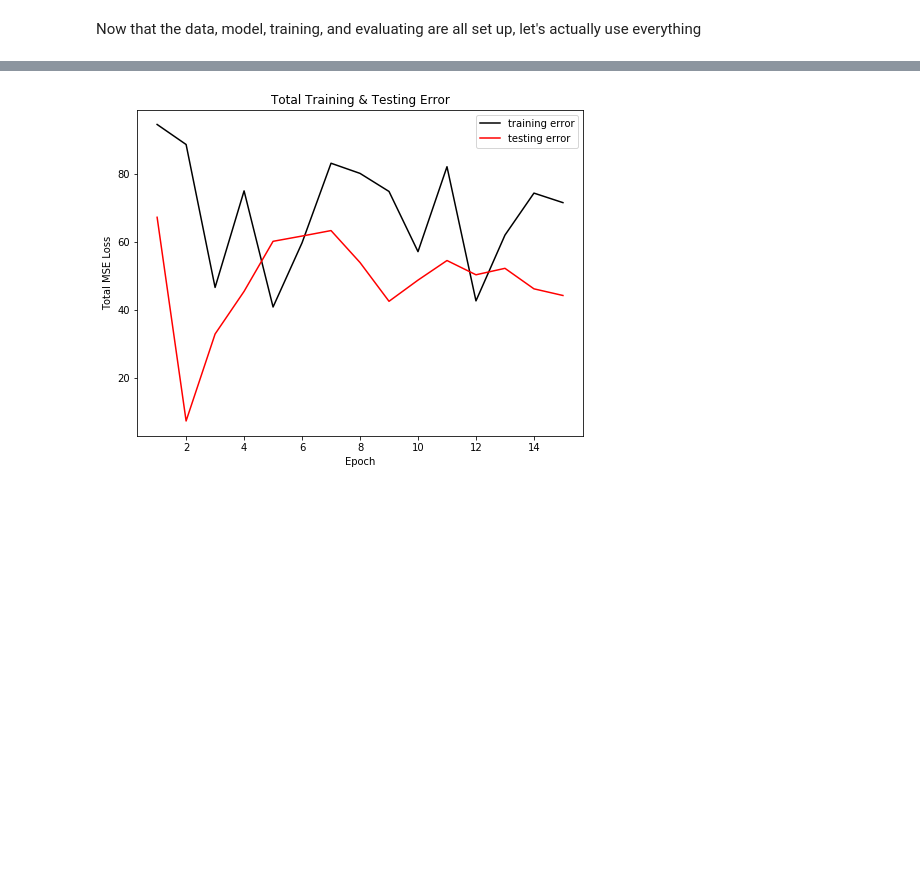
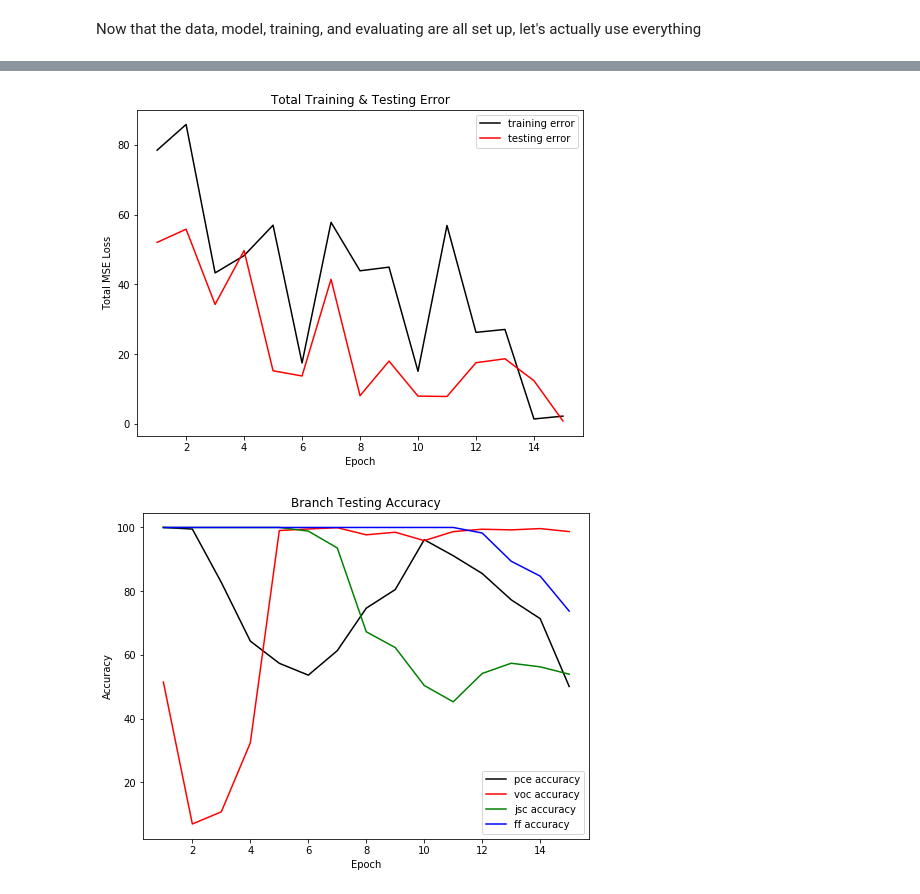
Before and after one commit to wesleyktatum/MatMAP, a Jupyter notebook: ipynb/OPV_NN1.ipynb, the cells around one changed output, grey strips where cells are left out. Saved outputs shown, nothing was run; the diff lists cells and outputs as text; code cells hidden in the pictures; blank space fills up the shorter version.

```diff
--- a/ipynb/OPV_NN1.ipynb
+++ b/ipynb/OPV_NN1.ipynb
@@ -176,10 +174,7 @@ def train_model(model, training_data_set, optimizer):
     jsc_criterion = PhysLoss.ThresholdedMSELoss(lower = 0, upper = 10)
     ff_criterion = PhysLoss.ThresholdedMSELoss(lower = 10, upper = 85)
 
-    #wrapper to create progress bar & results for each epoch's training
-    progress = tqdm_notebook(training_data_set, desc = 'Progress:', leave = True)
-
-    for train_data, pce_labels, voc_labels, jsc_labels, ff_labels in progress:
+    for train_data, pce_labels, voc_labels, jsc_labels, ff_labels in training_data_set:
 
         train_data = train_data.to(device)
         pce_labels = pce_labels.to(device)
@@ -202,8 +197,7 @@ def train_model(model, training_data_set, optimizer):
         torch.autograd.backward([pce_loss, voc_loss, jsc_loss, ff_loss])
         optimizer.step()
 
-        #send results to progress bar and save loss for this batch
-        progress.set_description(f'Loss: {total_loss.item()}:.3f')
+        #save loss for this batch
         train_losses.append(total_loss.item())
         train_total+=1
 
@@ -222,7 +216,7 @@ def train_model(model, training_data_set, optimizer):
     ff_train_epoch_loss.append(sum(ff_train_losses)/train_total)
 
     #update progress bar
-    tqdm.write(f'Epoch #{epoch + 1}\tTrain Loss: {epoch_loss:.3f}')
+    print(f"Total Epoch Training Loss = {train_epoch_loss}")
 
     return train_epoch_loss, pce_train_epoch_loss, voc_train_epoch_loss, jsc_train_epoch_loss, ff_train_epoch_loss
 # %%
@@ -310,6 +320,11 @@ voc_test_epoch_losses = []
 jsc_test_epoch_losses = []
 ff_test_epoch_losses = []
 
+pce_test_epoch_accuracies = []
+voc_test_epoch_accuracies = []
+jsc_test_epoch_accuracies = []
+ff_test_epoch_accuracies = []
+
 for epoch in range(num_epochs):
 
     train_epoch_loss, pce_train_epoch_loss, voc_train_epoch_loss, jsc_train_epoch_loss, ff_train_epoch_loss = train_model(model = model,
@@ -321,7 +336,7 @@ for epoch in range(num_epochs):
     jsc_train_epoch_losses.append(jsc_train_epoch_loss)
     ff_train_epoch_losses.append(ff_train_epoch_loss)
 
-    test_epoch_loss, pce_test_epoch_loss, voc_test_epoch_loss, jsc_test_epoch_loss, ff_test_epoch_loss = eval_model(model = model,
+    test_epoch_loss, pce_test_epoch_loss, voc_test_epoch_loss, jsc_test_epoch_loss, ff_test_epoch_loss, pce_epoch_acc, voc_epoch_acc, jsc_epoch_acc, ff_epoch_acc = eval_model(model = model,
                                                                                                                     testing_data_set = testing_data_set,
                                                                                                                     optimizer = optimizer)
     test_epoch_losses.append(test_epoch_loss)
@@ -329,4 +344,9 @@ for epoch in range(num_epochs):
     voc_test_epoch_losses.append(voc_test_epoch_loss)
     jsc_test_epoch_losses.append(jsc_test_epoch_loss)
     ff_test_epoch_losses.append(ff_test_epoch_loss)
+
+    pce_test_epoch_accuracies.append(pce_epoch_acc)
+    voc_test_epoch_accuracies.append(voc_epoch_acc)
+    jsc_test_epoch_accuracies.append(jsc_epoch_acc)
+    ff_test_epoch_accuracies.append(ff_epoch_acc)
 # %% [output]
@@ -352,17 +388,30 @@ Total testing loss is: 61.68775177001953
 # %%
 fig, ax = plt.subplots(figsize = (8,6))
 
 epochs = np.arange(1, (num_epochs+1), 1)
 
 plt.plot(epochs, train_epoch_losses, c = 'k', label = 'training error')
 plt.plot(epochs, test_epoch_losses, c = 'r', label = 'testing error')
 plt.legend(loc = 'upper right')
 plt.title("Total Training & Testing Error")
 ax.set_xlabel('Epoch')
 ax.set_ylabel('Total MSE Loss')
 plt.show()
+
+fig, ax = plt.subplots(figsize = (8,6))
+# plt.plot(epochs, train_epoch_accuracy, c = 'k', label = 'training accuracy')
+plt.plot(epochs, pce_test_epoch_accuracies, c = 'k', label = 'pce accuracy')
+plt.plot(epochs, voc_test_epoch_accuracies, c = 'r', label = 'voc accuracy')
+plt.plot(epochs, jsc_test_epoch_accuracies, c = 'g', label = 'jsc accuracy')
+plt.plot(epochs, ff_test_epoch_accuracies, c = 'b', label = 'ff accuracy')
+plt.legend(loc = 'lower right')
+plt.title("Branch Testing Accuracy")
+ax.set_xlabel('Epoch')
+ax.set_ylabel('Accuracy')
+plt.show()
 # %% [output]
-[figure, old version]
+[figure, new version]
+[figure, added]
 # %%
 fig, ax = plt.subplots(figsize = (8,6))
 
```
Also changed, not shown: parts of 4 cells of this notebook, 2 other files.
